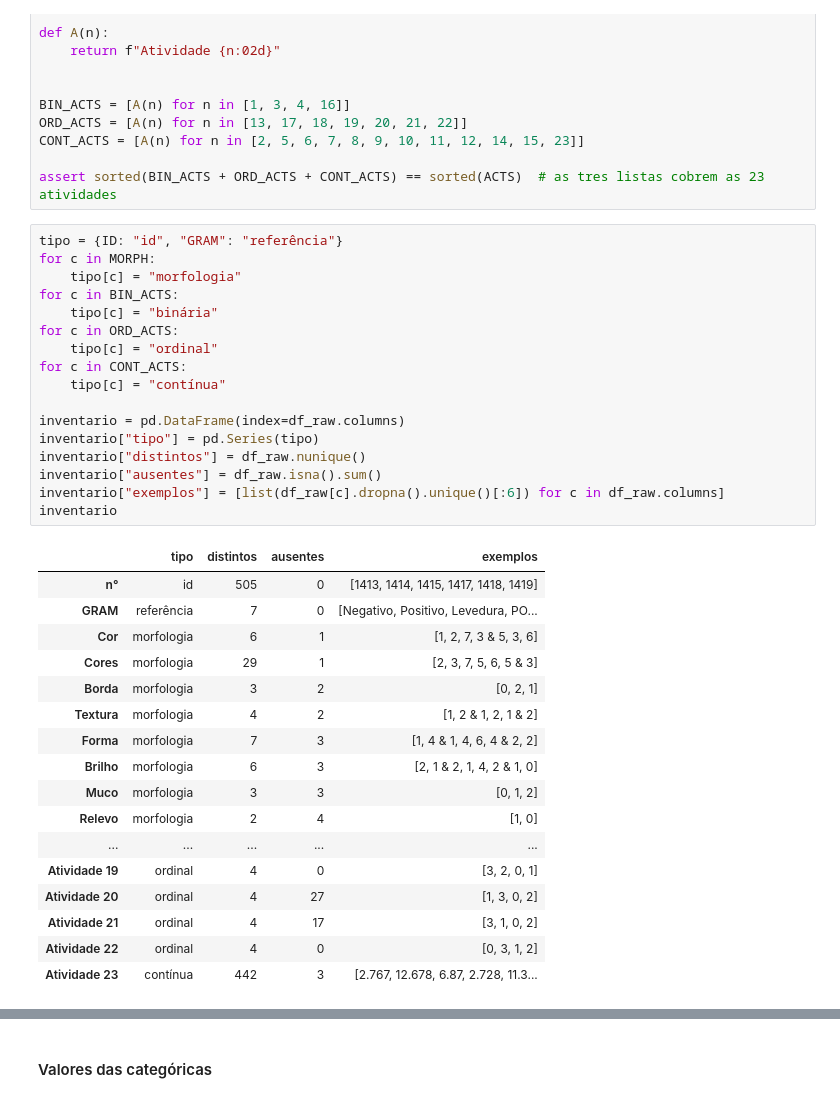
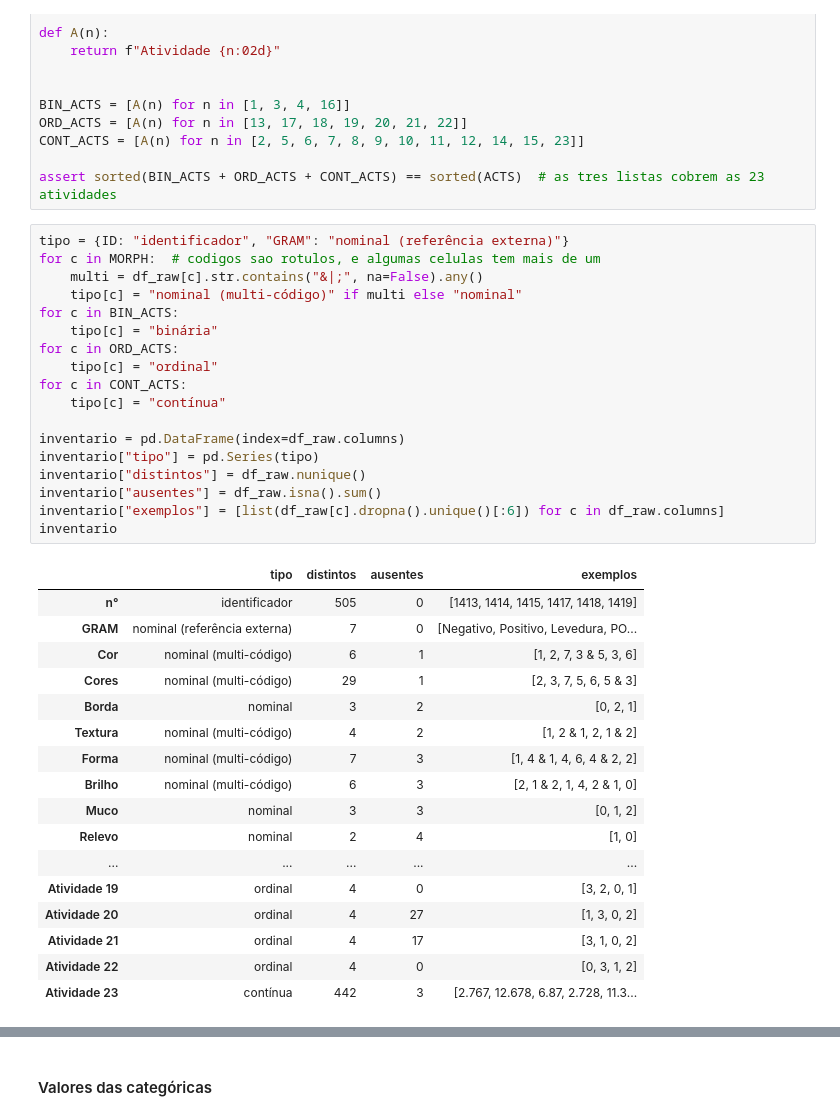
Before and after one commit to dharahadi/t1-aprendizado-maquina, a Jupyter notebook: T1_Regenera.ipynb, the cells around one changed output, grey strips where cells are left out. Saved outputs shown, nothing was run; the diff lists cells and outputs as text.

```diff
--- a/T1_Regenera.ipynb
+++ b/T1_Regenera.ipynb
@@ -93,34 +94,35 @@ CONT_ACTS = [A(n) for n in [2, 5, 6, 7, 8, 9, 10, 11, 12, 14, 15, 23]]
 
 assert sorted(BIN_ACTS + ORD_ACTS + CONT_ACTS) == sorted(ACTS)  # as tres listas cobrem as 23 atividades
 # %%
-tipo = {ID: "id", "GRAM": "referência"}
-for c in MORPH:
-    tipo[c] = "morfologia"
+tipo = {ID: "identificador", "GRAM": "nominal (referência externa)"}
+for c in MORPH:  # codigos sao rotulos, e algumas celulas tem mais de um
+    multi = df_raw[c].str.contains("&|;", na=False).any()
+    tipo[c] = "nominal (multi-código)" if multi else "nominal"
 for c in BIN_ACTS:
     tipo[c] = "binária"
 for c in ORD_ACTS:
     tipo[c] = "ordinal"
 for c in CONT_ACTS:
     tipo[c] = "contínua"
 
 inventario = pd.DataFrame(index=df_raw.columns)
 inventario["tipo"] = pd.Series(tipo)
 inventario["distintos"] = df_raw.nunique()
 inventario["ausentes"] = df_raw.isna().sum()
 inventario["exemplos"] = [list(df_raw[c].dropna().unique()[:6]) for c in df_raw.columns]
 inventario
 # %% [output]
 |  | tipo | distintos | ausentes | exemplos |
-| n° | id | 505 | 0 | [1413, 1414, 1415, 1417, 1418, 1419] |
-| GRAM | referência | 7 | 0 | [Negativo, Positivo, Levedura, PO... |
-| Cor | morfologia | 6 | 1 | [1, 2, 7, 3 & 5, 3, 6] |
-| Cores | morfologia | 29 | 1 | [2, 3, 7, 5, 6, 5 & 3] |
-| Borda | morfologia | 3 | 2 | [0, 2, 1] |
-| Textura | morfologia | 4 | 2 | [1, 2 & 1, 2, 1 & 2] |
-| Forma | morfologia | 7 | 3 | [1, 4 & 1, 4, 6, 4 & 2, 2] |
-| Brilho | morfologia | 6 | 3 | [2, 1 & 2, 1, 4, 2 & 1, 0] |
-| Muco | morfologia | 3 | 3 | [0, 1, 2] |
-| Relevo | morfologia | 2 | 4 | [1, 0] |
+| n° | identificador | 505 | 0 | [1413, 1414, 1415, 1417, 1418, 1419] |
+| GRAM | nominal (referência externa) | 7 | 0 | [Negativo, Positivo, Levedura, PO... |
+| Cor | nominal (multi-código) | 6 | 1 | [1, 2, 7, 3 & 5, 3, 6] |
+| Cores | nominal (multi-código) | 29 | 1 | [2, 3, 7, 5, 6, 5 & 3] |
+| Borda | nominal | 3 | 2 | [0, 2, 1] |
+| Textura | nominal (multi-código) | 4 | 2 | [1, 2 & 1, 2, 1 & 2] |
+| Forma | nominal (multi-código) | 7 | 3 | [1, 4 & 1, 4, 6, 4 & 2, 2] |
+| Brilho | nominal (multi-código) | 6 | 3 | [2, 1 & 2, 1, 4, 2 & 1, 0] |
+| Muco | nominal | 3 | 3 | [0, 1, 2] |
+| Relevo | nominal | 2 | 4 | [1, 0] |
 | ... | ... | ... | ... | ... |
 | Atividade 19 | ordinal | 4 | 0 | [3, 2, 0, 1] |
 | Atividade 20 | ordinal | 4 | 27 | [1, 3, 0, 2] |
```
Also changed, not shown: parts of 18 cells of this notebook.
